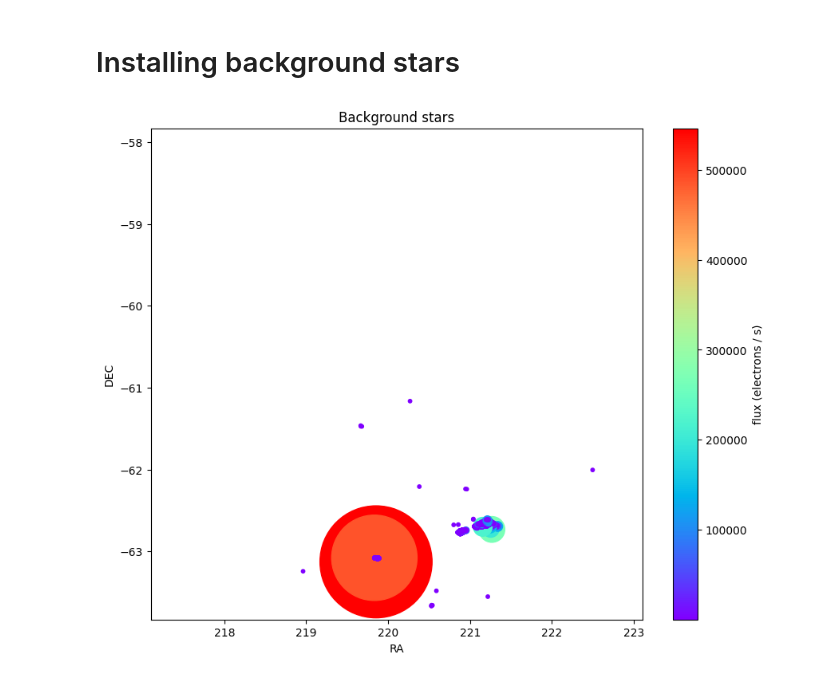
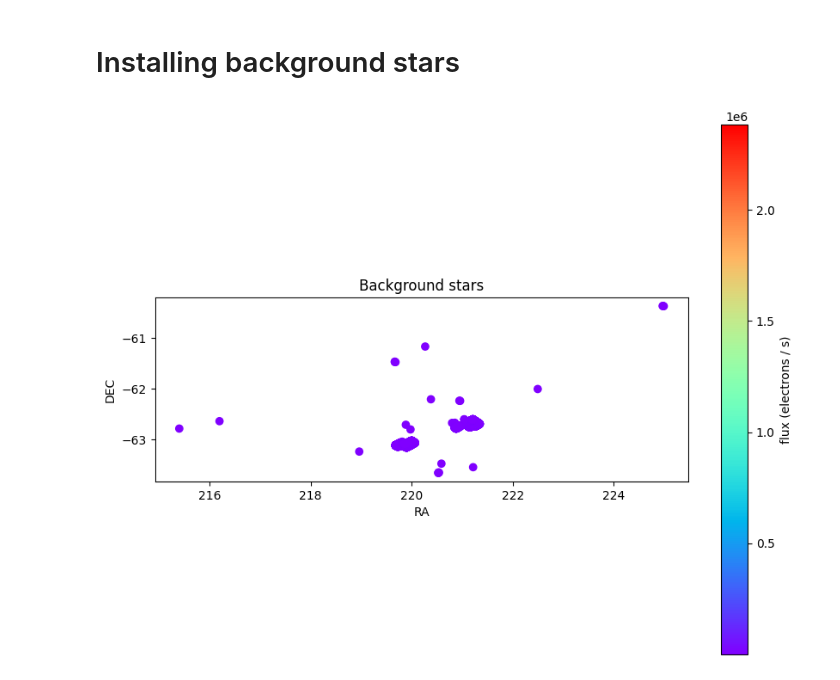
Before and after one commit to maxecharles/toliman-phd, a Jupyter notebook: background_stars.ipynb, the cells around one changed output. Cells and saved outputs as stored; diff of their text form; code cells hidden in the pictures.

```diff
--- a/background_stars.ipynb
+++ b/background_stars.ipynb
@@ -21,28 +22,28 @@ WHERE
 """
 
 bg_stars = Gaia.launch_job(CONICAL_QUERY.format(ra, dec, 3.0)).get_results()
-bg_stars = np.delete(bg_stars, np.where(bg_stars['flux'] == bg_stars['flux'].max()), axis=0)
-bg_stars = np.delete(bg_stars, np.where(bg_stars['flux'] == bg_stars['flux'].max()), axis=0)
+# bg_stars = np.delete(bg_stars, np.where(bg_stars['flux'] == bg_stars['flux'].max()), axis=0)
+# bg_stars = np.delete(bg_stars, np.where(bg_stars['flux'] == bg_stars['flux'].max()), axis=0)
 # %%
 fig, ax = plt.subplots(figsize=(10, 8))
 c=ax.scatter(bg_stars['ra'], bg_stars['dec'],
-             s= 10 * (1 + bg_stars['flux']/bg_stars['flux'].max())**10,
+             # s= 10 * (1 + bg_stars['flux']/bg_stars['flux'].max())**10,
              c=bg_stars['flux'],
              cmap='rainbow',
              )
 
 ax.set(xlabel='RA',
        ylabel='DEC',
-       xlim = (ra-3, ra+3),
-       ylim = (dec-3, dec+3),
+       # xlim = (ra-3, ra+3),
+       # ylim = (dec-3, dec+3),
        title='Background stars',
        aspect = 'equal',
        )
 
 fig.colorbar(c, label='flux (electrons / s)')
 plt.show()
 # %% [output]
-[figure, old version]
+[figure, new version]
 # %%
 import toliman
 toliman._simulate_background_stars()
```
Also changed, not shown: parts of 3 cells of this notebook.
